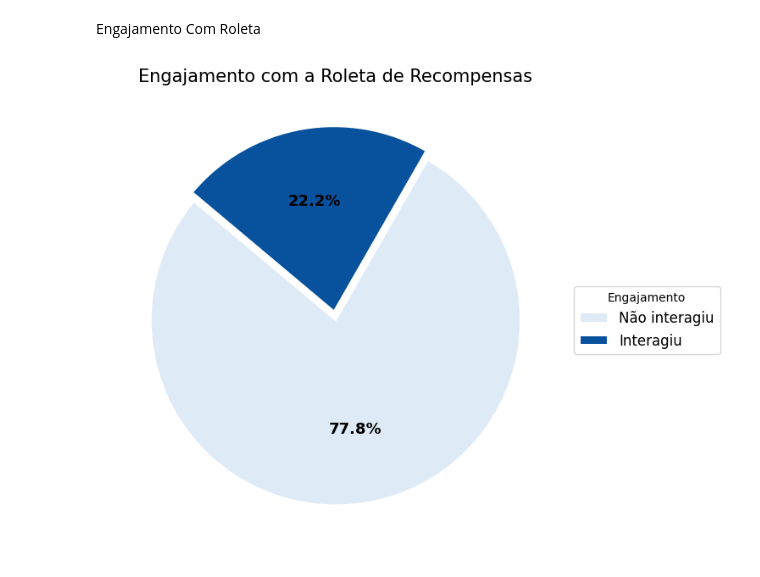
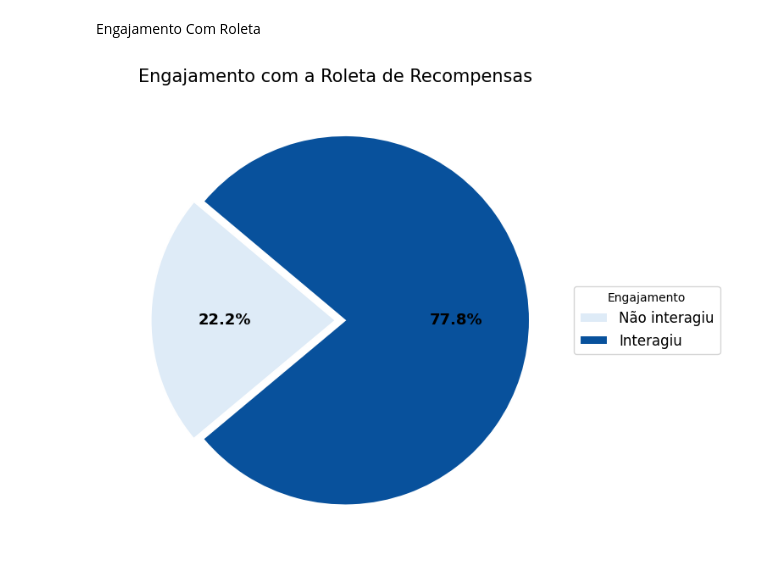
Before and after one commit to MagoDoug/ProjetoFiap, a Jupyter notebook: Tech_Challenge_5.ipynb, the cells around one changed output. Saved outputs shown, nothing was run; the diff lists cells and outputs as text; code cells hidden in the pictures.

```diff
--- a/Tech_Challenge_5.ipynb
+++ b/Tech_Challenge_5.ipynb
@@ -82,32 +82,32 @@ import matplotlib.pyplot as plt
 df = pd.read_csv('Engajamento_Roleta.csv')
 
 # Contagem
 contagem = df['interagiu_roleta'].value_counts().sort_index()
 labels = ['Não interagiu', 'Interagiu']
-valores = [contagem[0], contagem[1]]
+valores = [contagem[1], contagem[0]]
 
 # Cores no estilo 'Blues'
 cores = ['#deebf7', '#08519c']  # tom claro e tom escuro de azul
 explode = (0, 0.05)
 
 # Criar o gráfico
 fig, ax = plt.subplots(figsize=(8, 6))
 wedges, texts, autotexts = ax.pie(
     valores,
     labels=None,
     autopct='%1.1f%%',
     startangle=140,
     colors=cores,
     explode=explode,
     wedgeprops={'edgecolor': 'white', 'linewidth': 1.5},
     textprops={'fontsize': 12}
 )
 
 # Legenda à esquerda
 ax.legend(wedges, labels, title='Engajamento', loc='center left', bbox_to_anchor=(1, 0.5), fontsize=12)
 plt.setp(autotexts, size=13, weight="bold", color='black')
 ax.set_title('Engajamento com a Roleta de Recompensas', fontsize=15)
 plt.tight_layout()
 plt.show()
 # %% [output]
-[figure, old version]
+[figure, new version]
```
